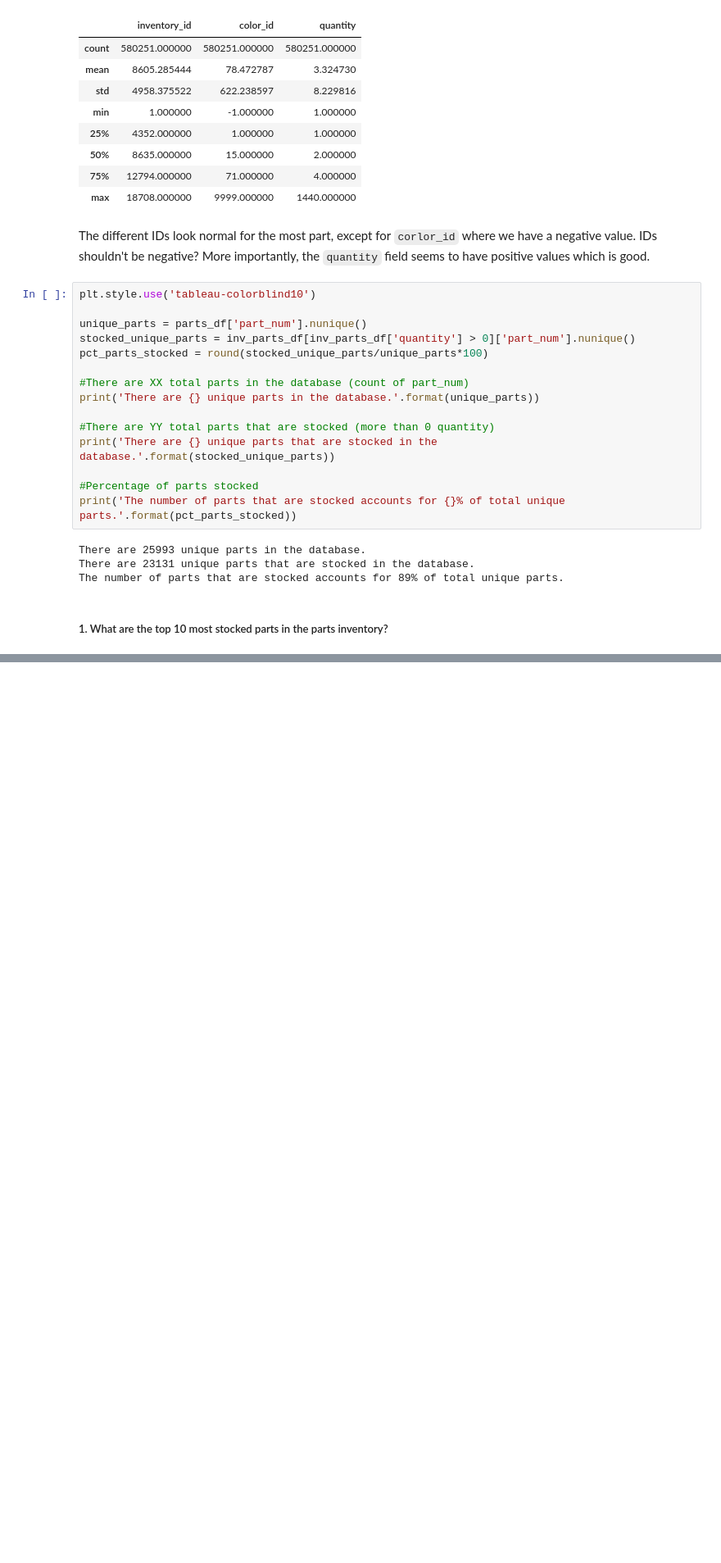
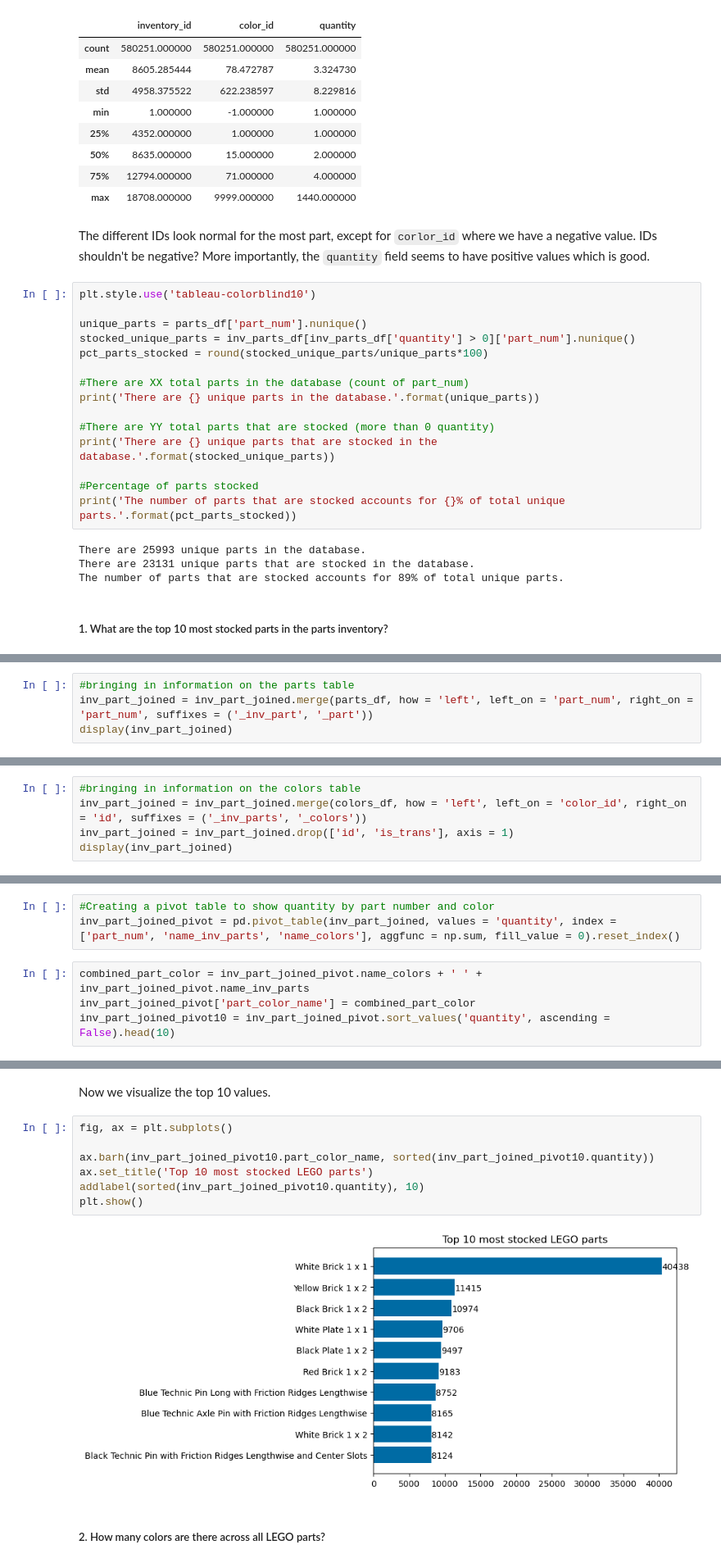
Before and after one commit to lanhoang82/Data-Portfolio-1, a Jupyter notebook: 5. Python - pandas - Data Manipulation/2. LEGO Database - Parts Analysis.ipynb, the cells around one changed output, grey strips where cells are left out. Shown at 82% size. Drawn from its saved outputs; the diff is of its cells as text; blank space fills up the shorter version.

Commit message:
Update Parts Analysis

```diff
--- a/5. Python - pandas - Data Manipulation/2. LEGO Database - Parts Analysis.ipynb
+++ b/5. Python - pandas - Data Manipulation/2. LEGO Database - Parts Analysis.ipynb
@@ -106,0 +144,4 @@ The number of parts that are stocked accounts for 89% of total unique parts.
+# %%
+#bringing in information on the parts table
+inv_part_joined = inv_part_joined.merge(parts_df, how = 'left', left_on = 'part_num', right_on = 'part_num', suffixes = ('_inv_part', '_part'))
+display(inv_part_joined)
@@ -106,0 +162,5 @@ The number of parts that are stocked accounts for 89% of total unique parts.
+# %%
+#bringing in information on the colors table
+inv_part_joined = inv_part_joined.merge(colors_df, how = 'left', left_on = 'color_id', right_on = 'id', suffixes = ('_inv_parts', '_colors'))
+inv_part_joined = inv_part_joined.drop(['id', 'is_trans'], axis = 1)
+display(inv_part_joined)
@@ -106,0 +199,7 @@ The number of parts that are stocked accounts for 89% of total unique parts.
+# %%
+#Creating a pivot table to show quantity by part number and color
+inv_part_joined_pivot = pd.pivot_table(inv_part_joined, values = 'quantity', index = ['part_num', 'name_inv_parts', 'name_colors'], aggfunc = np.sum, fill_value = 0).reset_index()
+# %%
+combined_part_color = inv_part_joined_pivot.name_colors + ' ' + inv_part_joined_pivot.name_inv_parts
+inv_part_joined_pivot['part_color_name'] = combined_part_color
+inv_part_joined_pivot10 = inv_part_joined_pivot.sort_values('quantity', ascending = False).head(10)
@@ -106,0 +220,13 @@ The number of parts that are stocked accounts for 89% of total unique parts.
+# %% [markdown]
+Now we visualize the top 10 values.
+# %%
+fig, ax = plt.subplots()
+
+ax.barh(inv_part_joined_pivot10.part_color_name, sorted(inv_part_joined_pivot10.quantity))
+ax.set_title('Top 10 most stocked LEGO parts')
+addlabel(sorted(inv_part_joined_pivot10.quantity), 10)
+plt.show()
+# %% [output]
+[figure, added]
+# %% [markdown]
+##### 2. How many colors are there across all LEGO parts?
```
Also changed, not shown: parts of 13 cells of this notebook.
